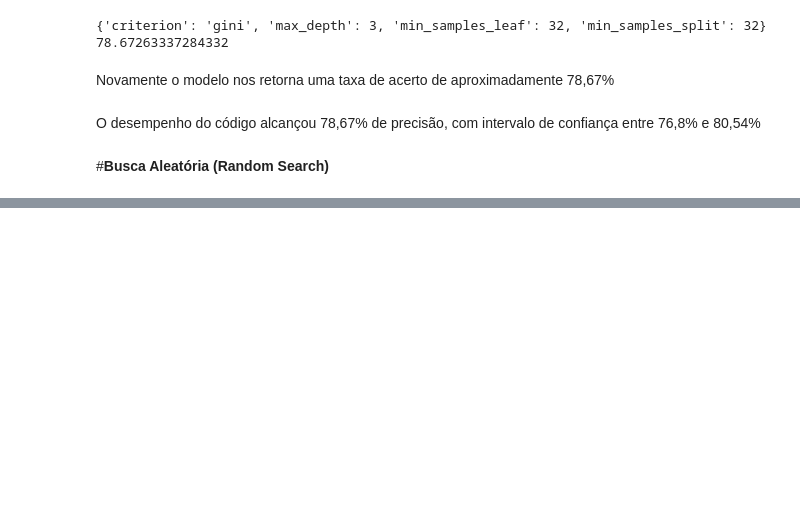
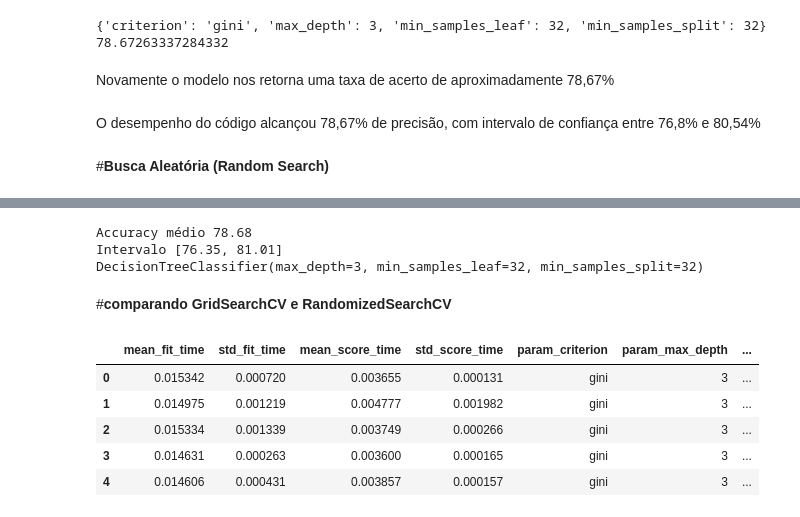
Before and after one commit to lucashamon1/Ciencia-de-Dados, a Jupyter notebook: Introduçao_a_machine_learning_modelo_4.ipynb, the cells around one changed output, grey strips where cells are left out. Drawn from its saved outputs; the diff is of its cells as text; code cells hidden in the pictures; blank space fills up the shorter version.

```diff
--- a/Introduçao_a_machine_learning_modelo_4.ipynb
+++ b/Introduçao_a_machine_learning_modelo_4.ipynb
@@ -782,0 +806,35 @@ Intervalo [76.70, 80.68]
+# %%
+scores = cross_val_score(busca, x_azar, y_azar, cv = KFold(n_splits=5, shuffle=True))
+imprime_score(scores)
+melhor = busca.best_estimator_
+print(melhor)
+# %% [output]
+Accuracy médio 78.68
+Intervalo [76.35, 81.01]
+DecisionTreeClassifier(max_depth=3, min_samples_leaf=32, min_samples_split=32)
+# %% [markdown]
+#**comparando GridSearchCV e RandomizedSearchCV**
+# %%
+SEED=301
+np.random.seed(SEED)
+
+espaco_de_parametros = {
+    "max_depth" : [3, 5],
+    "min_samples_split": [32, 64, 128],
+    "min_samples_leaf": [32, 64, 128],
+    "criterion": ["gini", "entropy"]
+
+}
+busca = GridSearchCV(DecisionTreeClassifier(),
+                    espaco_de_parametros,
+                    cv = KFold(n_splits = 5, shuffle=True))
+busca.fit(x_azar, y_azar)
+resultados = pd.DataFrame(busca.cv_results_)
+resultados.head()
+# %% [output]
+|  | mean_fit_time | std_fit_time | mean_score_time | std_score_time | param_criterion | param_max_depth | ... |
+| 0 | 0.015342 | 0.000720 | 0.003655 | 0.000131 | gini | 3 | ... |
+| 1 | 0.014975 | 0.001219 | 0.004777 | 0.001982 | gini | 3 | ... |
+| 2 | 0.015334 | 0.001339 | 0.003749 | 0.000266 | gini | 3 | ... |
+| 3 | 0.014631 | 0.000263 | 0.003600 | 0.000165 | gini | 3 | ... |
+| 4 | 0.014606 | 0.000431 | 0.003857 | 0.000157 | gini | 3 | ... |
```
Also changed, not shown: parts of 13 cells of this notebook.
